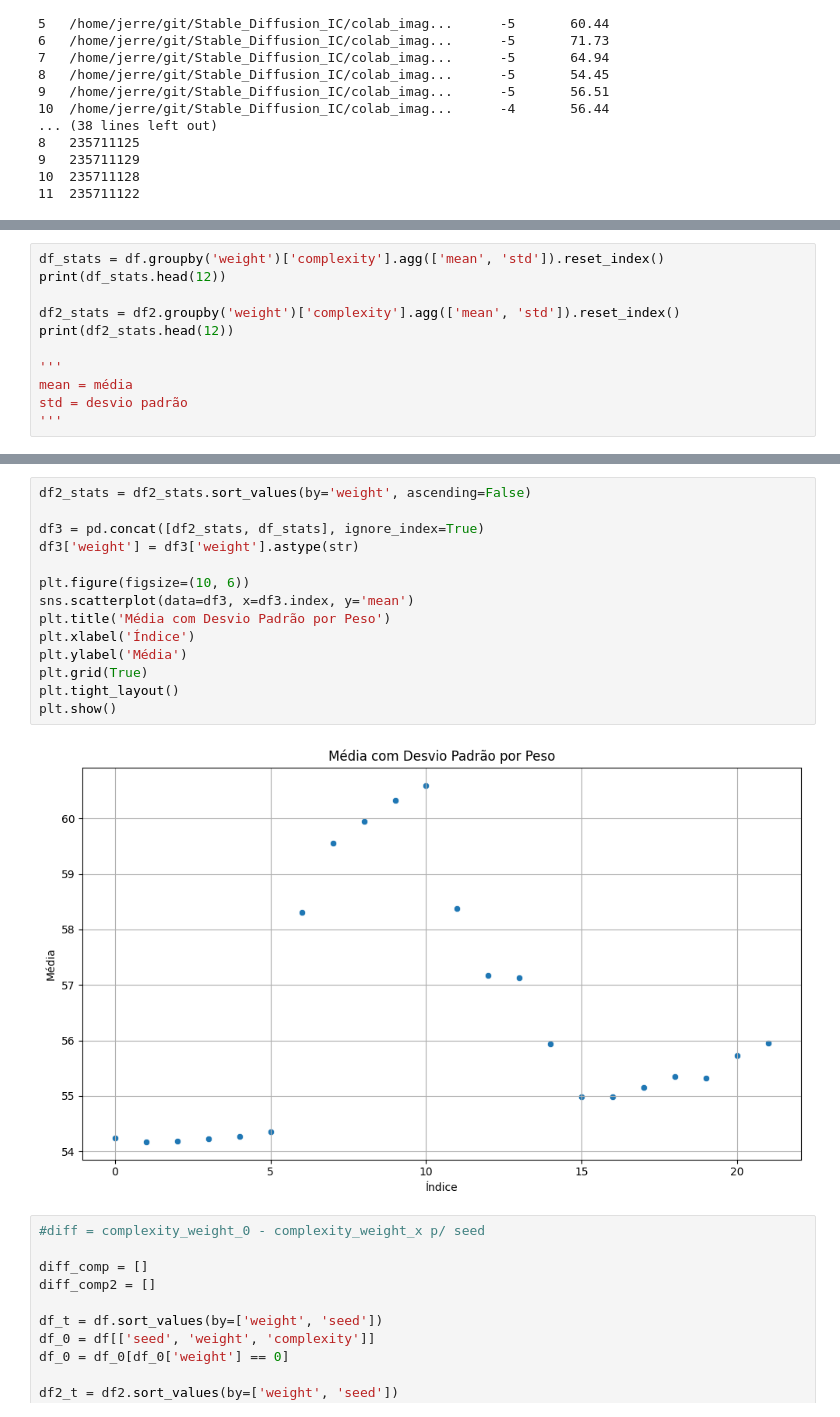
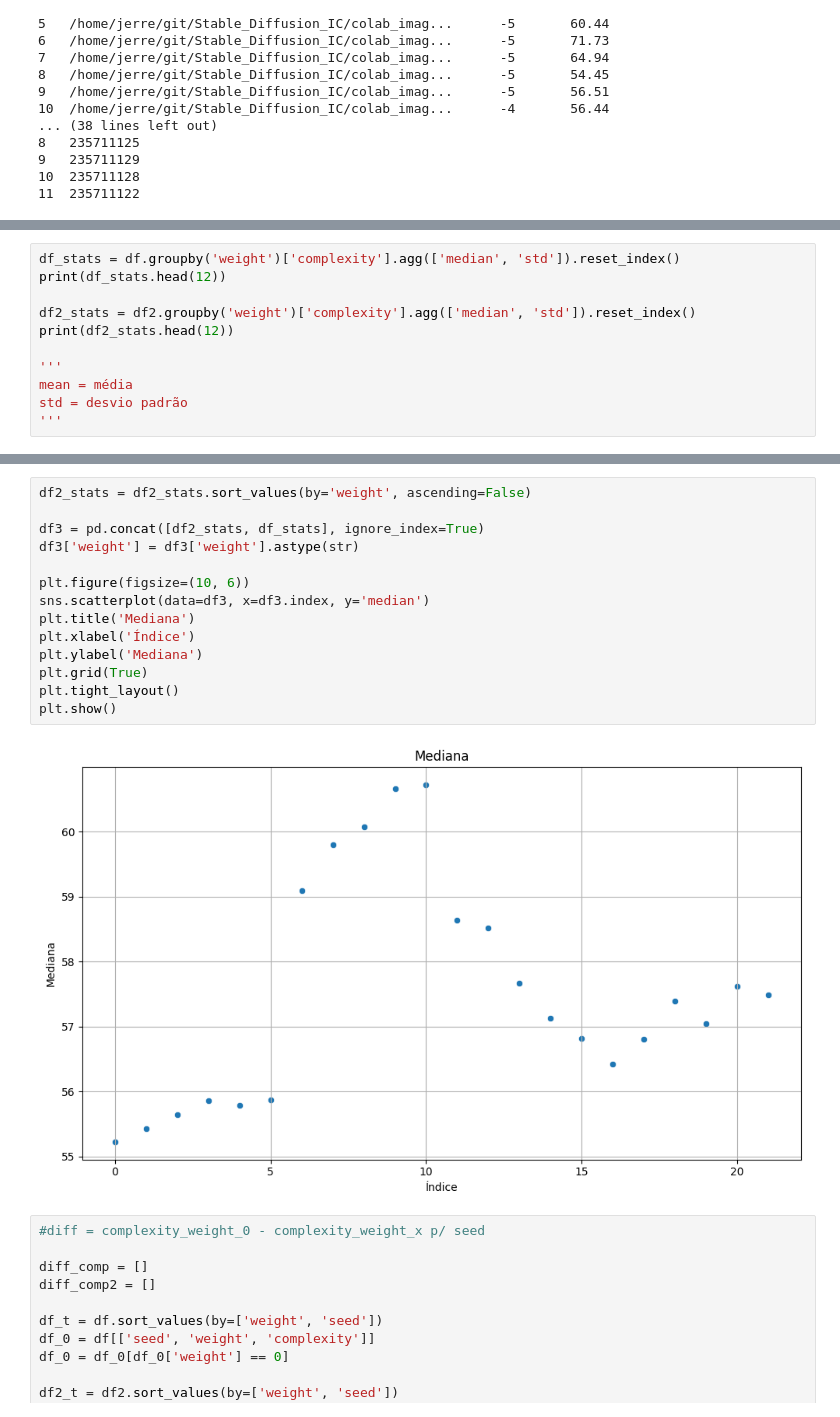
Before and after one commit to jerre231/Stable_Diffusion_IC, a Jupyter notebook: Scripts/colab_graph.ipynb, the cells around one changed output, grey strips where cells are left out. Drawn from its saved outputs; the diff is of its cells as text.

```diff
--- a/Scripts/colab_graph.ipynb
+++ b/Scripts/colab_graph.ipynb
@@ -157,8 +214,8 @@ plt.show()
 # %%
-df_stats = df.groupby('weight')['complexity'].agg(['mean', 'std']).reset_index()
+df_stats = df.groupby('weight')['complexity'].agg(['median', 'std']).reset_index()
 print(df_stats.head(12))
 
-df2_stats = df2.groupby('weight')['complexity'].agg(['mean', 'std']).reset_index()
+df2_stats = df2.groupby('weight')['complexity'].agg(['median', 'std']).reset_index()
 print(df2_stats.head(12))
 
 '''
@@ -187,19 +225,19 @@ std = desvio padrão
 # %%
 df2_stats = df2_stats.sort_values(by='weight', ascending=False)
 
 df3 = pd.concat([df2_stats, df_stats], ignore_index=True)
 df3['weight'] = df3['weight'].astype(str)
 
 plt.figure(figsize=(10, 6))
-sns.scatterplot(data=df3, x=df3.index, y='mean')
-plt.title('Média com Desvio Padrão por Peso')
+sns.scatterplot(data=df3, x=df3.index, y='median')
+plt.title('Mediana')
 plt.xlabel('Índice')
-plt.ylabel('Média')
+plt.ylabel('Mediana')
 plt.grid(True)
 plt.tight_layout()
 plt.show()
 # %% [output]
-[figure, old version]
+[figure, new version]
 # %%
 #diff = complexity_weight_0 - complexity_weight_x p/ seed
 
```
Also changed, not shown: parts of 3 cells of this notebook, 2 other files.
